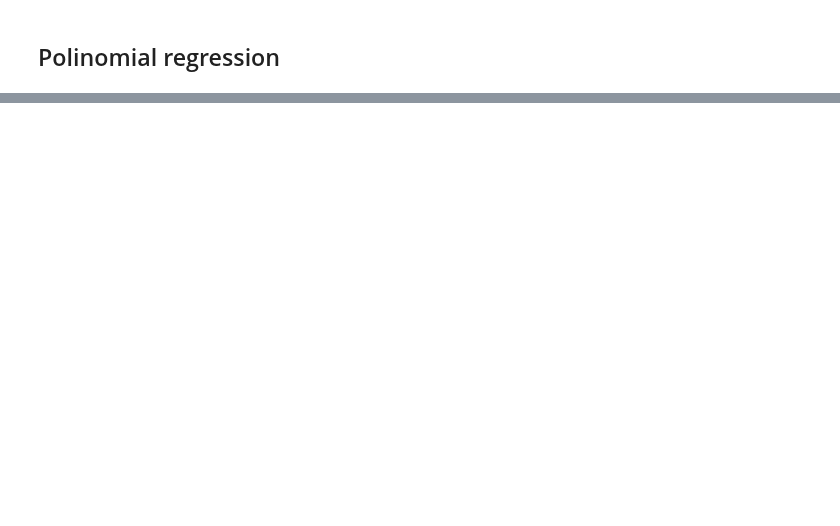
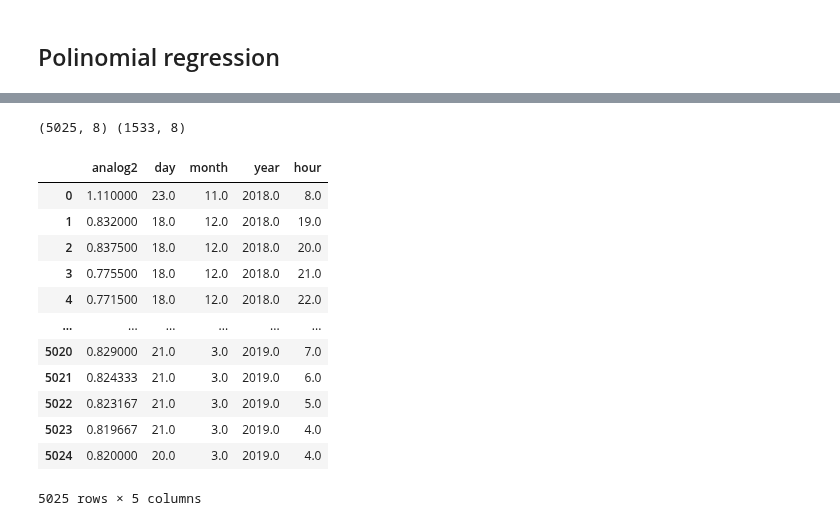
Before and after one commit to Zan-23/IJS_water_loss, a Jupyter notebook: notebooks/Regression sktime.ipynb, the cells around one changed output, grey strips where cells are left out. Saved outputs shown, nothing was run; the diff lists cells and outputs as text; code cells hidden in the pictures; blank space fills up the shorter version.

```diff
--- a/notebooks/Regression sktime.ipynb
+++ b/notebooks/Regression sktime.ipynb
@@ -194,0 +195,4 @@ clf.fit(X_, vector)""";
+# %%
+data_selected = data_sel("2018-04-23 08:00:00", "2019-08-26 08:00:00", data_249_index).sort_values("year")
+
+data_selected.index.min(), data_selected.index.max(), (data_selected.index.max() -data_selected.index.min())
@@ -194,0 +203,38 @@ clf.fit(X_, vector)""";
+# %%
+def generate_learn_test_for_feature():
+    data_selected = data_sel("2018-04-23 08:00:00", "2019-08-26 08:00:00", data_249_index).sort_values("year")
+
+    train = data_selected.loc['2018-11-23 08:00:00':'2019-06-23 08:00:00']
+    test = data_selected.loc['2019-06-23 09:00:00':'2019-08-26 08:00:00']
+    print(train.shape, test.shape)
+
+    train = train.reset_index()
+    del train["index"]
+    del train["minute"] # because they are grouped by hour
+    del train["tot1"]
+    del train["tot2"]
+
+    test = test.reset_index()
+    del test["index"]
+    del test["minute"] # because they are grouped by hour
+    del test["tot1"]
+    del test["tot2"]
+    return train, test
+# %%
+train, test = generate_learn_test_for_feature()
+train
+# %% [output]
+(5025, 8) (1533, 8)
+|  | analog2 | day | month | year | hour |
+| 0 | 1.110000 | 23.0 | 11.0 | 2018.0 | 8.0 |
+| 1 | 0.832000 | 18.0 | 12.0 | 2018.0 | 19.0 |
+| 2 | 0.837500 | 18.0 | 12.0 | 2018.0 | 20.0 |
+| 3 | 0.775500 | 18.0 | 12.0 | 2018.0 | 21.0 |
+| 4 | 0.771500 | 18.0 | 12.0 | 2018.0 | 22.0 |
+| ... | ... | ... | ... | ... | ... |
+| 5020 | 0.829000 | 21.0 | 3.0 | 2019.0 | 7.0 |
+| 5021 | 0.824333 | 21.0 | 3.0 | 2019.0 | 6.0 |
+| 5022 | 0.823167 | 21.0 | 3.0 | 2019.0 | 5.0 |
+| 5023 | 0.819667 | 21.0 | 3.0 | 2019.0 | 4.0 |
+| 5024 | 0.820000 | 20.0 | 3.0 | 2019.0 | 4.0 |
+5025 rows × 5 columns
```
Also changed, not shown: parts of 14 cells of this notebook, 1 other file.
